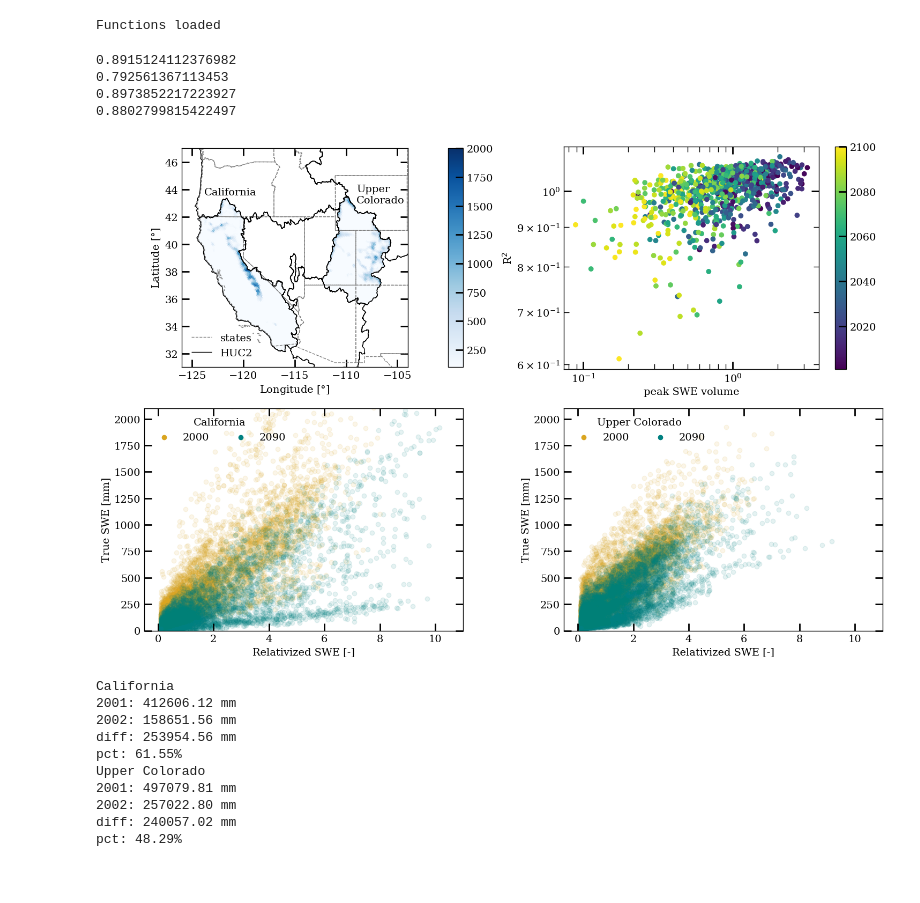
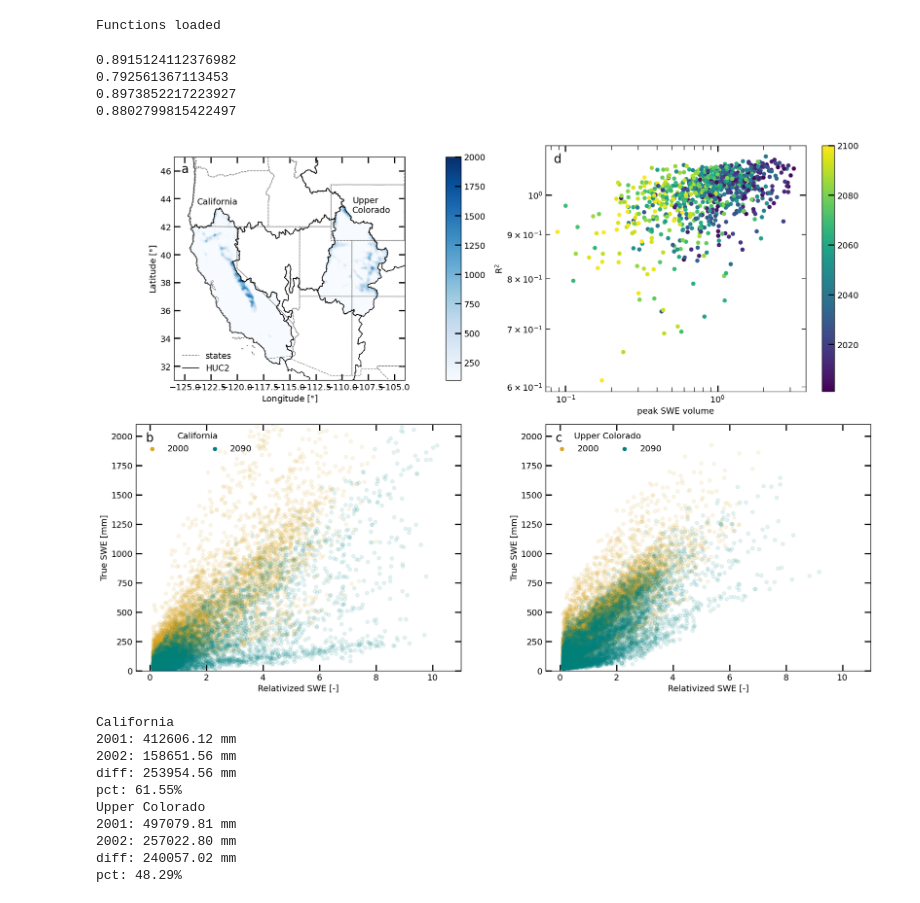
Before and after one commit to mariannecowherd/resilient-snowpack-estimation, a Jupyter notebook: code/ext_pattern.ipynb, the cells around one changed output. Saved outputs shown, nothing was run; the diff lists cells and outputs as text; code cells hidden in the pictures.

```diff
--- a/code/ext_pattern.ipynb
+++ b/code/ext_pattern.ipynb
@@ -18,6 +18,7 @@ from dirs import wrfdir, basedir, coorddir, snoteldir
 
 ## aesthetics
 plt.style.use('style.mplstyle')
+plt.rcParams['font.family'] = 'sans-serif'
 # %% [output]
 Functions loaded
 # %%
@@ -138,7 +139,7 @@ mosaic = """AADD
             """
 
 letters = ['B', 'C']
-fig = plt.figure(figsize=(15, 10), tight_layout=True)
+fig = plt.figure(figsize=(18, 13), tight_layout=True)
 ax_dict = fig.subplot_mosaic(mosaic)
 map_ax = ax_dict['A']
 
@@ -181,34 +182,40 @@ for i, letter in enumerate(letters):
     ax.set_xlabel('Relativized SWE [-]')
 
 ax = ax_dict['D']
 for i in range(9):
     snows = all_snows[i] / np.nanmean(all_snows[i])
     r2s = all_r2s[i] / np.nanmean(all_r2s[i])
     yrs = all_yrs[i]
     cb = ax.scatter(snows, r2s, c=yrs)
 ax.set_yscale('log')
 ax.set_xscale('log')
 ax.set_xlabel('peak SWE volume')
 ax.set_ylabel(r'R$^2$')
 plt.colorbar(cb)
 
 map_ax.text(-123.8, 43.6, 'California')
 map_ax.text(-109, 43, 'Upper\nColorado')
 map_ax.legend(loc='lower left')
 map_ax.set_ylabel(r'Latitude [$\degree$]')
 map_ax.set_xlabel(r'Longitude [$\degree$]')
 map_ax.set_xlim((-126, -104))
 map_ax.set_ylim((31, 47))
 
+LETTERS = True
+if LETTERS:
+    for key in ax_dict.keys():
+        myax = ax_dict[key]
+        myax.text(0.03,0.93, key.lower(), fontsize = 20, transform = myax.transAxes)
+
 fig.savefig(f'{basedir}/figures/ext_pattern.png')
 
 plt.show()
 # %% [output]
 0.8915124112376982
 0.792561367113453
 0.8973852217223927
 0.8802799815422497
-[figure, old version]
+[figure, new version]
 # %%
 ## print some stats
 
```
Also changed, not shown: 16 other files.
